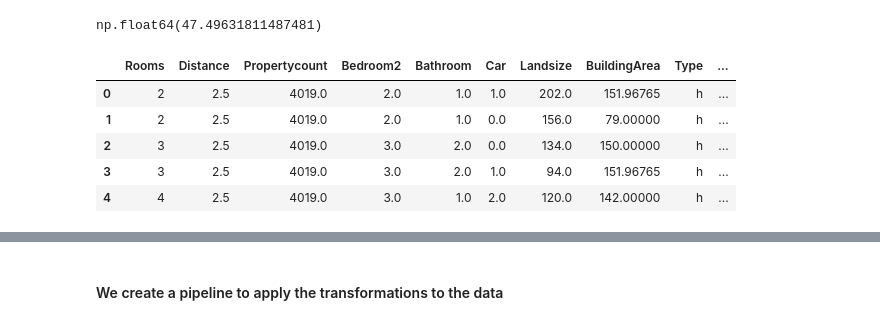
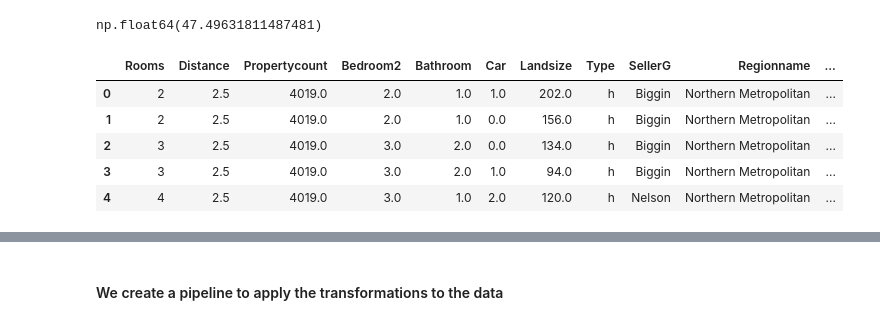
Before and after one commit to PLOTFINDER/aaa, a Jupyter notebook: main.ipynb, the cells around one changed output, grey strips where cells are left out. Saved outputs shown, nothing was run; the diff lists cells and outputs as text; code cells hidden in the pictures.

Commit message:
Added data visualization and explanations

```diff
--- a/main.ipynb
+++ b/main.ipynb
@@ -56,13 +60,15 @@ data["BuildingArea"].isna().mean() * 100
 np.float64(47.49631811487481)
 # %%
 # We can see that 47% of the values are missing, if we drop the rows with missing values we will lose a lot of data
-# We can use the mean value to fill the missing values
-data["BuildingArea"] = data["BuildingArea"].fillna(data["BuildingArea"].mean())
+# So we will remove the column
+data = data.drop(columns=["BuildingArea"])
+numerical_features.remove("BuildingArea")
+
 data.head()
 # %% [output]
-|  | Rooms | Distance | Propertycount | Bedroom2 | Bathroom | Car | Landsize | BuildingArea | Type | ... |
-| 0 | 2 | 2.5 | 4019.0 | 2.0 | 1.0 | 1.0 | 202.0 | 151.96765 | h | ... |
-| 1 | 2 | 2.5 | 4019.0 | 2.0 | 1.0 | 0.0 | 156.0 | 79.00000 | h | ... |
-| 2 | 3 | 2.5 | 4019.0 | 3.0 | 2.0 | 0.0 | 134.0 | 150.00000 | h | ... |
-| 3 | 3 | 2.5 | 4019.0 | 3.0 | 2.0 | 1.0 | 94.0 | 151.96765 | h | ... |
-| 4 | 4 | 2.5 | 4019.0 | 3.0 | 1.0 | 2.0 | 120.0 | 142.00000 | h | ... |
+|  | Rooms | Distance | Propertycount | Bedroom2 | Bathroom | Car | Landsize | Type | SellerG | Regionname | ... |
+| 0 | 2 | 2.5 | 4019.0 | 2.0 | 1.0 | 1.0 | 202.0 | h | Biggin | Northern Metropolitan | ... |
+| 1 | 2 | 2.5 | 4019.0 | 2.0 | 1.0 | 0.0 | 156.0 | h | Biggin | Northern Metropolitan | ... |
+| 2 | 3 | 2.5 | 4019.0 | 3.0 | 2.0 | 0.0 | 134.0 | h | Biggin | Northern Metropolitan | ... |
+| 3 | 3 | 2.5 | 4019.0 | 3.0 | 2.0 | 1.0 | 94.0 | h | Biggin | Northern Metropolitan | ... |
+| 4 | 4 | 2.5 | 4019.0 | 3.0 | 1.0 | 2.0 | 120.0 | h | Nelson | Northern Metropolitan | ... |
```
Also changed, not shown: parts of 20 cells of this notebook, 1 other file.
